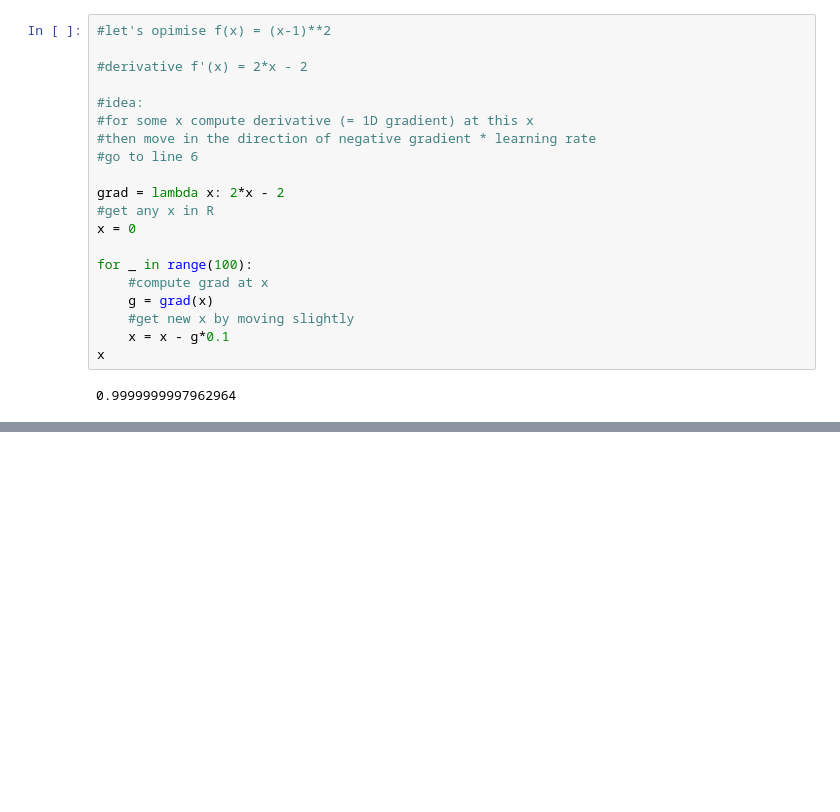
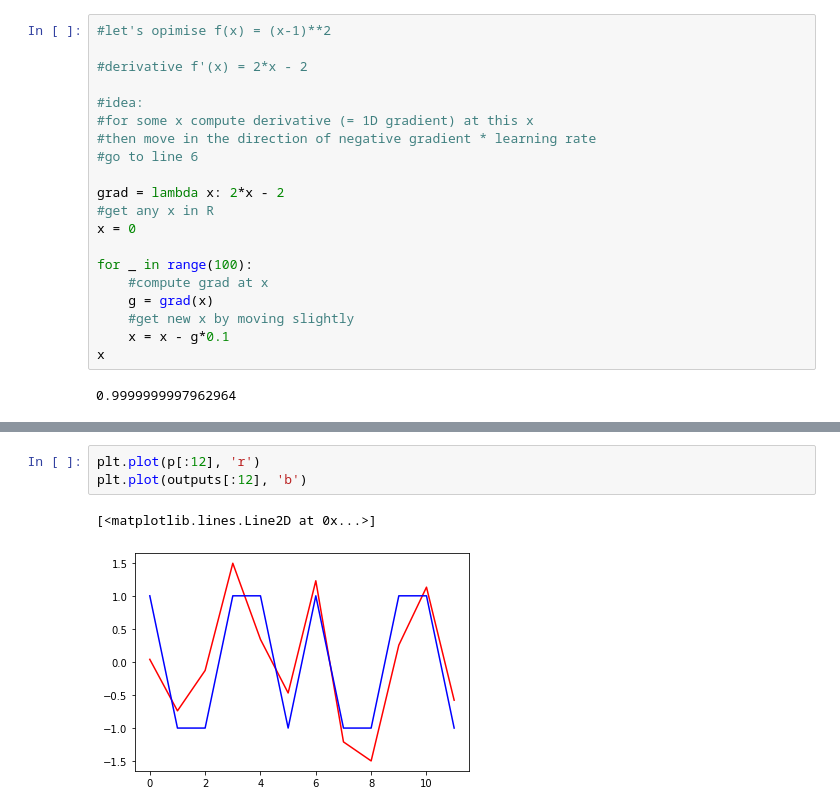
Before and after one commit to 8const/numpy_mnist, a Jupyter notebook: model.ipynb, the cells around one changed output, grey strips where cells are left out. Saved outputs shown, nothing was run; the diff lists cells and outputs as text; blank space fills up the shorter version.

```diff
--- a/model.ipynb
+++ b/model.ipynb
@@ -334,0 +552,6 @@ array([[1.80505572],
+# %%
+plt.plot(p[:12], 'r')
+plt.plot(outputs[:12], 'b')
+# %% [output]
+[<matplotlib.lines.Line2D at 0x...>]
+[figure, added]
```
Also changed, not shown: parts of 32 cells of this notebook.
